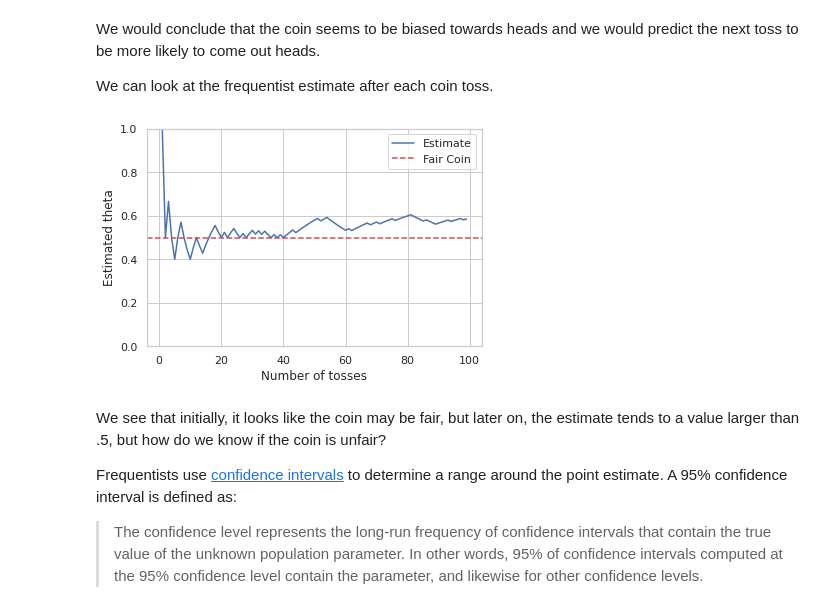
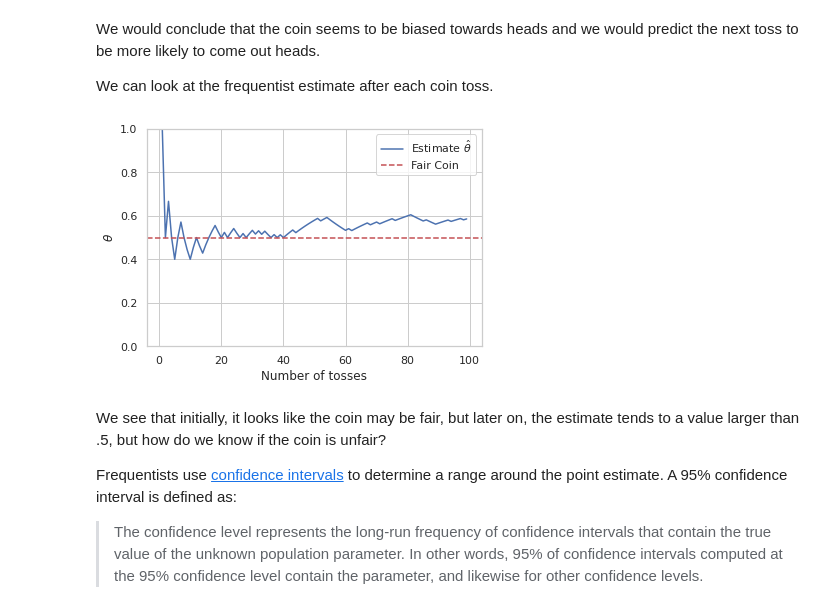
Before and after one commit to mhahsler/CS7320-AI, a Jupyter notebook: Uncertainty/Frequentist_vs_Bayesian.ipynb, the cells around one changed output. Saved outputs shown, nothing was run; the diff lists cells and outputs as text; code cells hidden in the pictures.

```diff
--- a/Uncertainty/Frequentist_vs_Bayesian.ipynb
+++ b/Uncertainty/Frequentist_vs_Bayesian.ipynb
@@ -42,19 +42,19 @@ We can look at the frequentist estimate after each coin toss.
 # %%
 import matplotlib.pyplot as plt
 import seaborn as sns
 sns.set(style="whitegrid")
 
 ns = np.arange(1, n)
 thetas = [np.mean(tosses[:i]) for i in ns]
-plt.plot(ns, thetas, label="Estimate")
+plt.plot(ns, thetas, label="Estimate $\\hat{\\theta}$")
 plt.xlabel("Number of tosses")
-plt.ylabel("Estimated theta")
+plt.ylabel("$\\theta$")
 plt.ylim([0, 1])
 plt.axhline(y=0.5, color='r', linestyle="--", label="Fair Coin")
 plt.legend()
 plt.show()
 # %% [output]
-[figure, old version]
+[figure, new version]
 # %% [markdown]
 We see that initially, it looks like the coin may be fair, but later on, the estimate tends to a value larger than .5, but how do we know if the coin is unfair?
 
```
Also changed, not shown: parts of 8 cells of this notebook.
